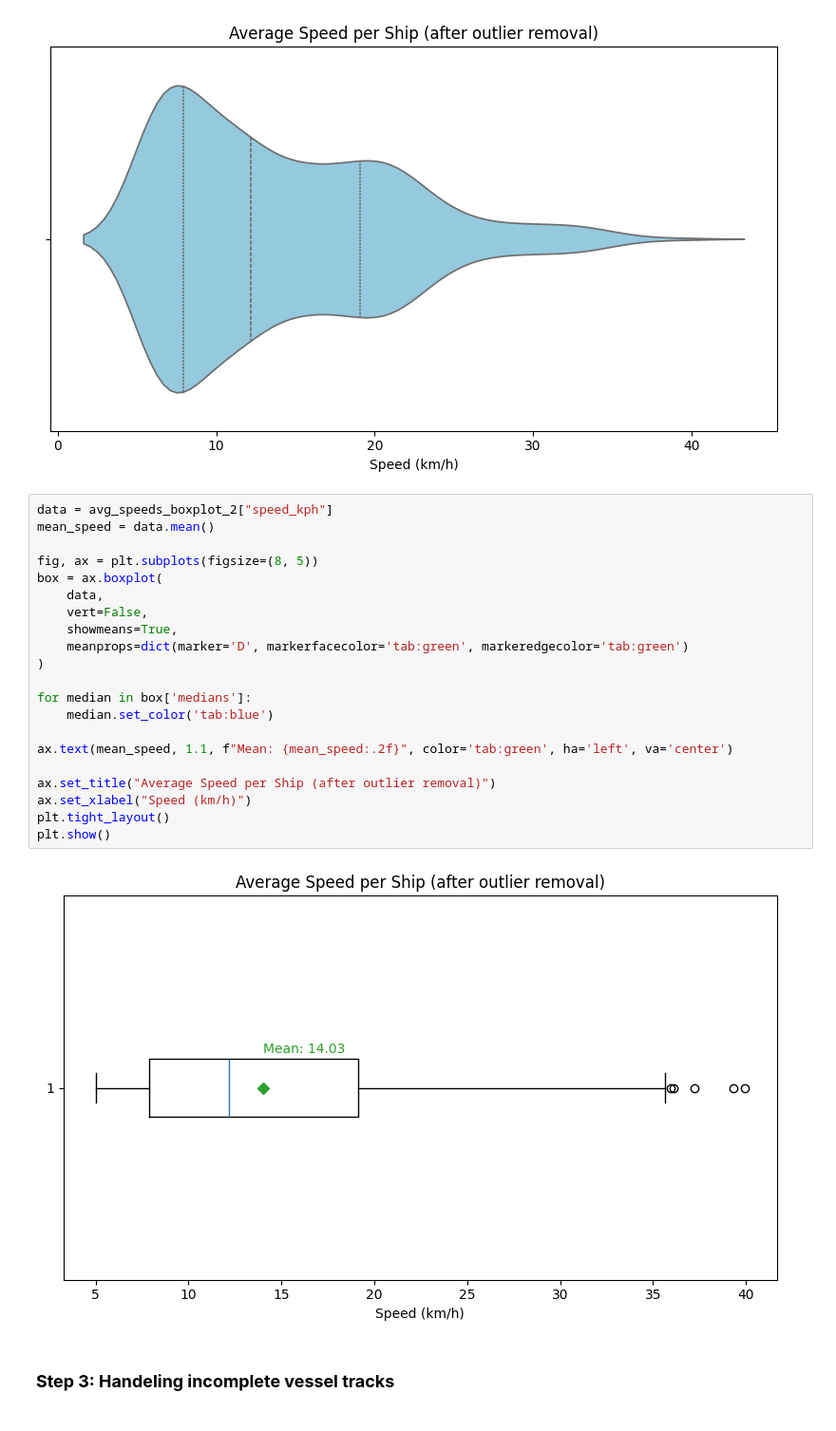
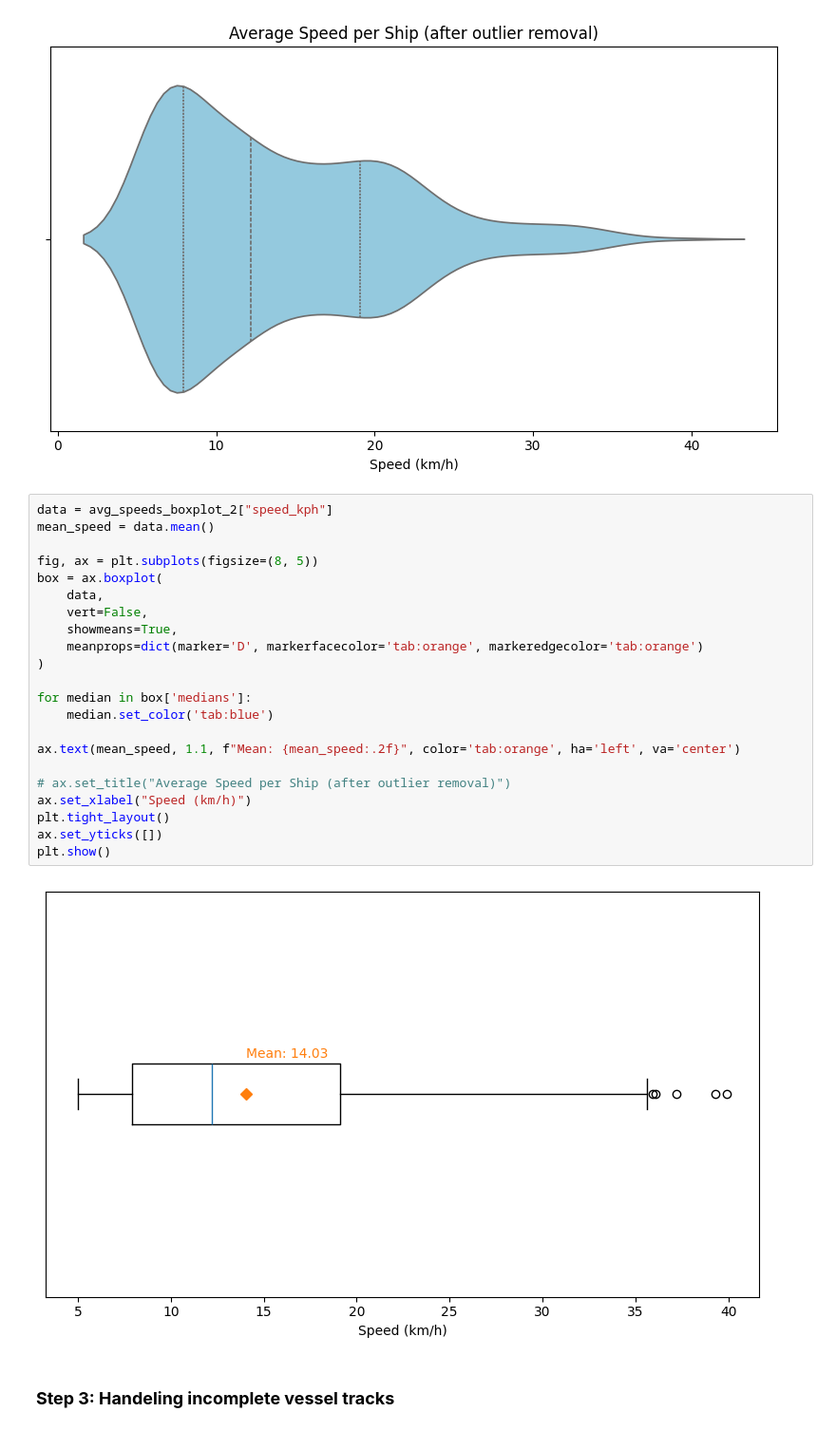
Before and after one commit to grimmmbo/AIS_RF_matching, a Jupyter notebook: notebooks/02_data_preparation.ipynb, the cells around one changed output. Shown at 95% size. Drawn from its saved outputs; the diff is of its cells as text.

```diff
--- a/notebooks/02_data_preparation.ipynb
+++ b/notebooks/02_data_preparation.ipynb
@@ -122,26 +140,27 @@ plt.show()
 # %%
 data = avg_speeds_boxplot_2["speed_kph"]
 mean_speed = data.mean()
 
 fig, ax = plt.subplots(figsize=(8, 5))
 box = ax.boxplot(
     data,
     vert=False,
     showmeans=True,
-    meanprops=dict(marker='D', markerfacecolor='tab:green', markeredgecolor='tab:green')
+    meanprops=dict(marker='D', markerfacecolor='tab:orange', markeredgecolor='tab:orange')
 )
 
 for median in box['medians']:
     median.set_color('tab:blue')
 
-ax.text(mean_speed, 1.1, f"Mean: {mean_speed:.2f}", color='tab:green', ha='left', va='center')
+ax.text(mean_speed, 1.1, f"Mean: {mean_speed:.2f}", color='tab:orange', ha='left', va='center')
 
-ax.set_title("Average Speed per Ship (after outlier removal)")
+# ax.set_title("Average Speed per Ship (after outlier removal)")
 ax.set_xlabel("Speed (km/h)")
 plt.tight_layout()
+ax.set_yticks([])
 plt.show()
 # %% [output]
-[figure, old version]
+[figure, new version]
 # %% [markdown]
 ### __Step 3: Handeling incomplete vessel tracks__
 # %% [markdown]
```
Also changed, not shown: parts of 15 cells of this notebook, 11 other files.
